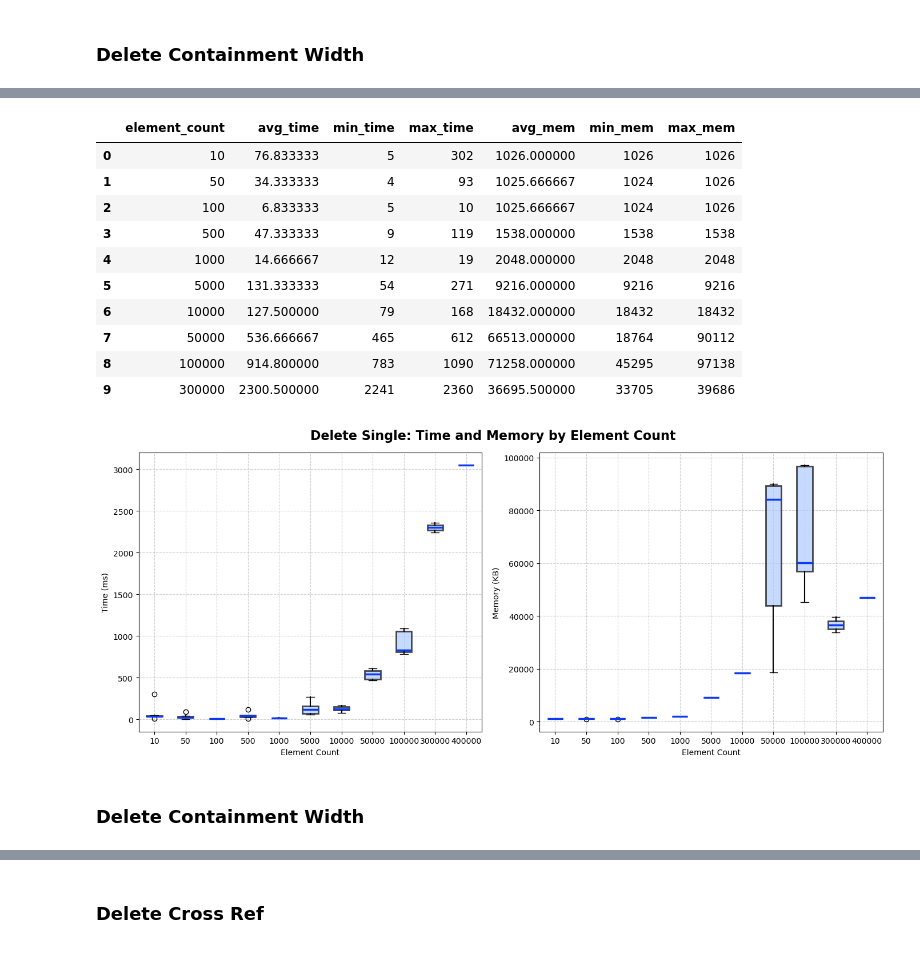
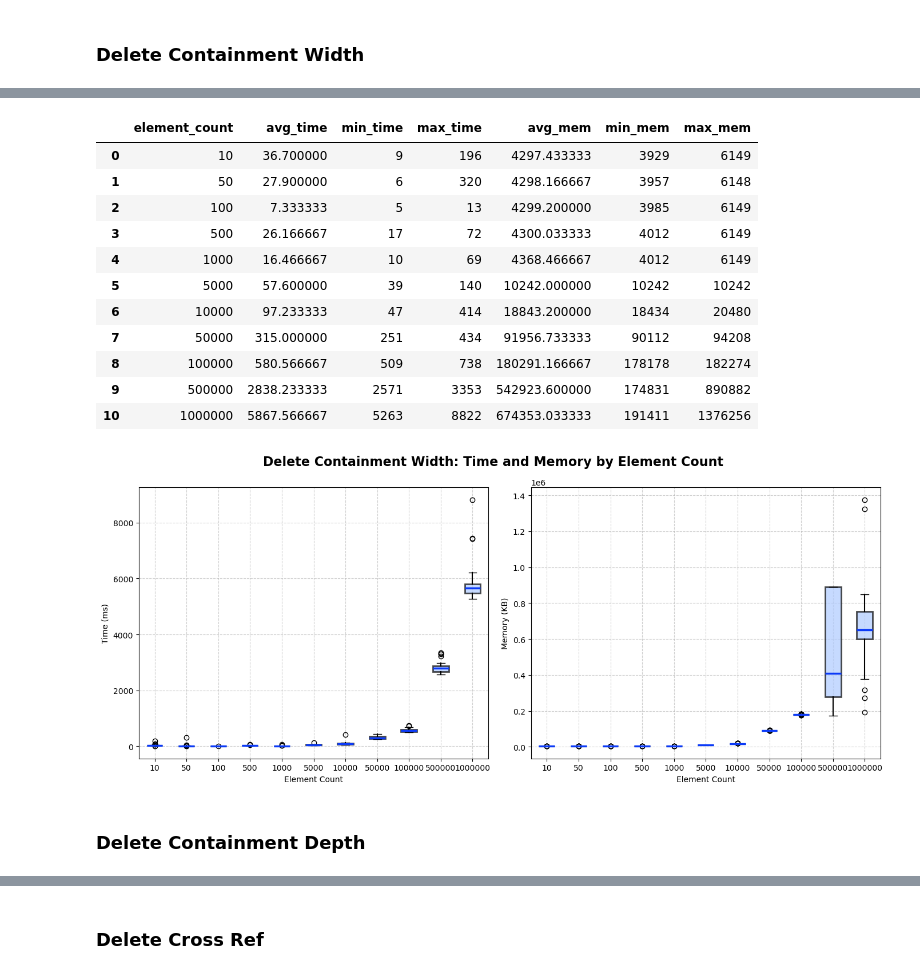
Before and after one commit to geodes-sms/NeoModelingFramework, a Jupyter notebook: ECMFA-2026-Evaluation/analysis/RQ2-results-analysis.ipynb, the cells around one changed output, grey strips where cells are left out. Cells and saved outputs as stored; diff of their text form; code cells hidden in the pictures.

Commit message:
fixing memory collection bug

```diff
--- a/ECMFA-2026-Evaluation/analysis/RQ2-results-analysis.ipynb
+++ b/ECMFA-2026-Evaluation/analysis/RQ2-results-analysis.ipynb
@@ -984,53 +810,54 @@ grouped_delete_c_w_runs = delete_c_w_runs.groupby(group_col).agg(
     max_mem=('mem', 'max'),
 ).reset_index()
 
-grouped_delete_c_w_runs.head(10)
+grouped_delete_c_w_runs
 # %% [output]
 |  | element_count | avg_time | min_time | max_time | avg_mem | min_mem | max_mem |
-| 0 | 10 | 76.833333 | 5 | 302 | 1026.000000 | 1026 | 1026 |
-| 1 | 50 | 34.333333 | 4 | 93 | 1025.666667 | 1024 | 1026 |
-| 2 | 100 | 6.833333 | 5 | 10 | 1025.666667 | 1024 | 1026 |
-| 3 | 500 | 47.333333 | 9 | 119 | 1538.000000 | 1538 | 1538 |
-| 4 | 1000 | 14.666667 | 12 | 19 | 2048.000000 | 2048 | 2048 |
-| 5 | 5000 | 131.333333 | 54 | 271 | 9216.000000 | 9216 | 9216 |
-| 6 | 10000 | 127.500000 | 79 | 168 | 18432.000000 | 18432 | 18432 |
-| 7 | 50000 | 536.666667 | 465 | 612 | 66513.000000 | 18764 | 90112 |
-| 8 | 100000 | 914.800000 | 783 | 1090 | 71258.000000 | 45295 | 97138 |
-| 9 | 300000 | 2300.500000 | 2241 | 2360 | 36695.500000 | 33705 | 39686 |
+| 0 | 10 | 36.700000 | 9 | 196 | 4297.433333 | 3929 | 6149 |
+| 1 | 50 | 27.900000 | 6 | 320 | 4298.166667 | 3957 | 6148 |
+| 2 | 100 | 7.333333 | 5 | 13 | 4299.200000 | 3985 | 6149 |
+| 3 | 500 | 26.166667 | 17 | 72 | 4300.033333 | 4012 | 6149 |
+| 4 | 1000 | 16.466667 | 10 | 69 | 4368.466667 | 4012 | 6149 |
+| 5 | 5000 | 57.600000 | 39 | 140 | 10242.000000 | 10242 | 10242 |
+| 6 | 10000 | 97.233333 | 47 | 414 | 18843.200000 | 18434 | 20480 |
+| 7 | 50000 | 315.000000 | 251 | 434 | 91956.733333 | 90112 | 94208 |
+| 8 | 100000 | 580.566667 | 509 | 738 | 180291.166667 | 178178 | 182274 |
+| 9 | 500000 | 2838.233333 | 2571 | 3353 | 542923.600000 | 174831 | 890882 |
+| 10 | 1000000 | 5867.566667 | 5263 | 8822 | 674353.033333 | 191411 | 1376256 |
 # %%
 import matplotlib.pyplot as plt
 
 group_col = 'element_count'
 
 fig, axes = plt.subplots(1, 2, figsize=(14, 6))
 
 # Boxplot for time
 delete_c_w_runs.boxplot(column='time', by=group_col, ax=axes[0], patch_artist=True,
                    boxprops=dict(facecolor='#AFCBFF', color='black', linewidth=2, alpha=0.7),
                    medianprops=dict(color="#0B3AF7", linewidth=2.5),
                    whiskerprops=dict(color='black', linewidth=1.5))
 axes[0].set_title('')
 axes[0].set_xlabel('Element Count')
 axes[0].set_ylabel('Time (ms)')
 axes[0].grid(True, linestyle='--', alpha=0.6)
 
 # Boxplot for memory
 delete_c_w_runs.boxplot(column='mem', by=group_col, ax=axes[1], patch_artist=True,
                    boxprops=dict(facecolor='#AFCBFF', color='black', linewidth=2, alpha=0.7),
                    medianprops=dict(color="#0B3AF7", linewidth=2.5),
                    whiskerprops=dict(color='black', linewidth=1.5))
 axes[1].set_xlabel('Element Count')
 axes[1].set_ylabel('Memory (KB)')
 axes[1].grid(True, linestyle='--', alpha=0.6)
 axes[1].set_title('')
 
-plt.suptitle('Delete Single: Time and Memory by Element Count', fontsize=16, fontweight='bold')
+plt.suptitle('Delete Containment Width: Time and Memory by Element Count', fontsize=16, fontweight='bold')
 plt.tight_layout()
 plt.show()
 # %% [output]
-[figure, old version]
+[figure, new version]
 # %% [markdown]
-### Delete Containment Width
+### Delete Containment Depth
 # %%
 import pandas as pd
 import glob
```
Also changed, not shown: parts of 41 cells of this notebook, 32 other files.
